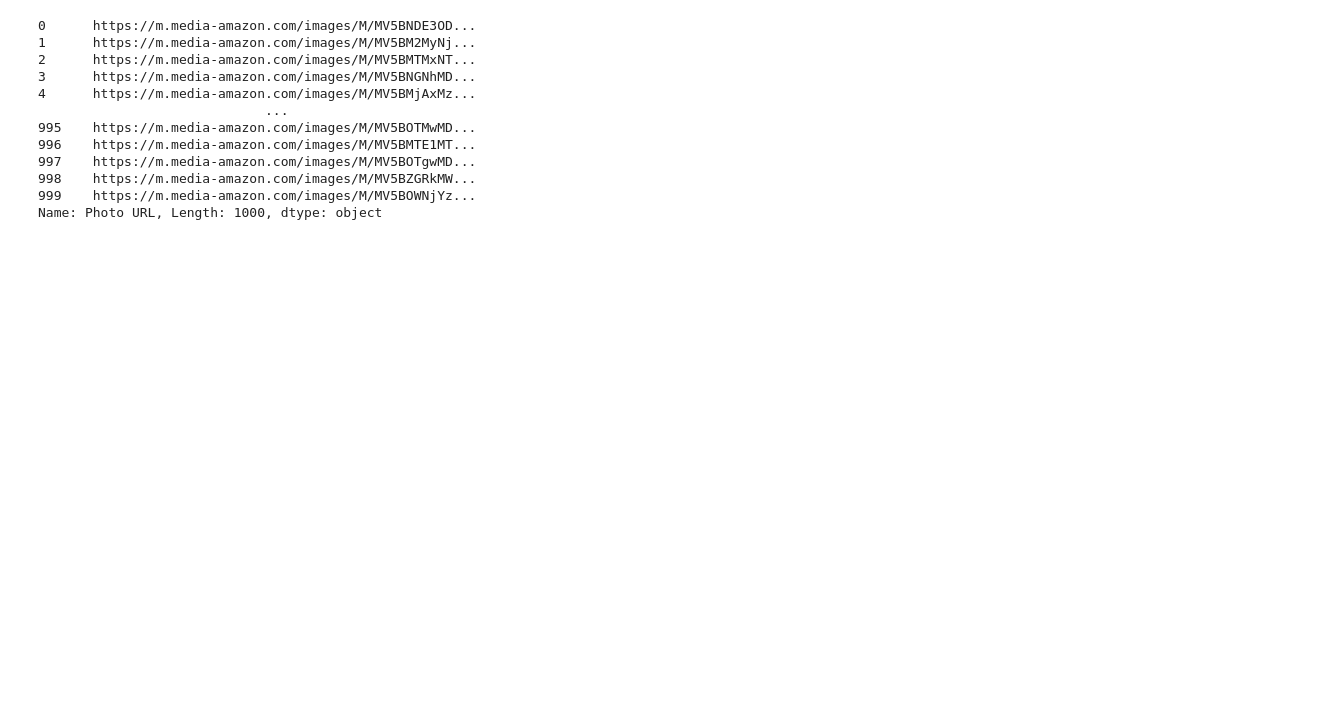
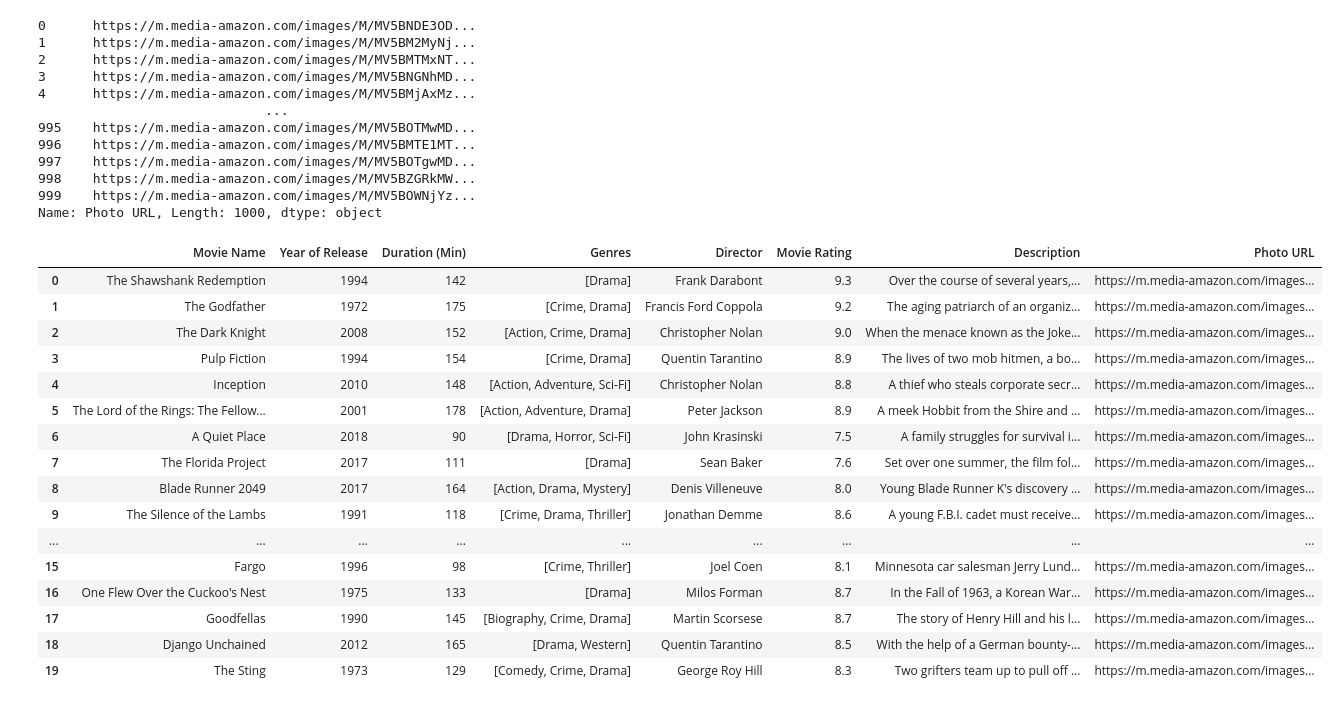
Before and after one commit to YanirNa/imdb-recommender, a Jupyter notebook: scrape.ipynb, the cells around one changed output. Drawn from its saved outputs; the diff is of its cells as text; code cells hidden in the pictures; blank space fills up the shorter version.

Commit message:
scrape with description & other movies recommend func

```diff
--- a/scrape.ipynb
+++ b/scrape.ipynb
@@ -18,6 +18,7 @@ rate =[]
 picture_url = []
 category = []
 director = []
+description = []
 # %%
 #movie_name,year,duration,category,rate,director,actors,picture_url
 pages=[1,2,3,4,5,6,7,8,9,10]
@@ -73,6 +74,12 @@ for num_page in pages:
             else:picture_url.append(None)
         else:picture_url.append(None)
 
+        if store.findAll('p')[1].text is not None:
+            desc= store.findAll('p')[1].text
+            desc = desc.strip()
+            description.append(desc)
+        else: description.append(None)
+
 
       #TRY-EXCEPT not suit here because we need to fill the values per section
 # %%
@@ -99,6 +108,7 @@ movie_list = pd.DataFrame({ "Movie Name": movie_name,\
                             "Genres": category,\
                             "Director" : director,\
                             "Movie Rating": rate,\
+                            'Description':description,\
                             "Photo URL":picture_url
                             })
 # %%
@@ -116,3 +126,23 @@ movie_list['Photo URL']
 998    https://m.media-amazon.com/images/M/MV5BZGRkMW...
 999    https://m.media-amazon.com/images/M/MV5BOWNjYz...
 Name: Photo URL, Length: 1000, dtype: object
+# %%
+movie_list.head(20)
+# %% [output]
+|  | Movie Name | Year of Release | Duration (Min) | Genres | Director | Movie Rating | Description | Photo URL |
+| 0 | The Shawshank Redemption | 1994 | 142 | [Drama] | Frank Darabont | 9.3 | Over the course of several years,... | https://m.media-amazon.com/images... |
+| 1 | The Godfather | 1972 | 175 | [Crime, Drama] | Francis Ford Coppola | 9.2 | The aging patriarch of an organiz... | https://m.media-amazon.com/images... |
+| 2 | The Dark Knight | 2008 | 152 | [Action, Crime, Drama] | Christopher Nolan | 9.0 | When the menace known as the Joke... | https://m.media-amazon.com/images... |
+| 3 | Pulp Fiction | 1994 | 154 | [Crime, Drama] | Quentin Tarantino | 8.9 | The lives of two mob hitmen, a bo... | https://m.media-amazon.com/images... |
+| 4 | Inception | 2010 | 148 | [Action, Adventure, Sci-Fi] | Christopher Nolan | 8.8 | A thief who steals corporate secr... | https://m.media-amazon.com/images... |
+| 5 | The Lord of the Rings: The Fellow... | 2001 | 178 | [Action, Adventure, Drama] | Peter Jackson | 8.9 | A meek Hobbit from the Shire and ... | https://m.media-amazon.com/images... |
+| 6 | A Quiet Place | 2018 | 90 | [Drama, Horror, Sci-Fi] | John Krasinski | 7.5 | A family struggles for survival i... | https://m.media-amazon.com/images... |
+| 7 | The Florida Project | 2017 | 111 | [Drama] | Sean Baker | 7.6 | Set over one summer, the film fol... | https://m.media-amazon.com/images... |
+| 8 | Blade Runner 2049 | 2017 | 164 | [Action, Drama, Mystery] | Denis Villeneuve | 8.0 | Young Blade Runner K's discovery ... | https://m.media-amazon.com/images... |
+| 9 | The Silence of the Lambs | 1991 | 118 | [Crime, Drama, Thriller] | Jonathan Demme | 8.6 | A young F.B.I. cadet must receive... | https://m.media-amazon.com/images... |
+| ... | ... | ... | ... | ... | ... | ... | ... | ... |
+| 15 | Fargo | 1996 | 98 | [Crime, Thriller] | Joel Coen | 8.1 | Minnesota car salesman Jerry Lund... | https://m.media-amazon.com/images... |
+| 16 | One Flew Over the Cuckoo's Nest | 1975 | 133 | [Drama] | Milos Forman | 8.7 | In the Fall of 1963, a Korean War... | https://m.media-amazon.com/images... |
+| 17 | Goodfellas | 1990 | 145 | [Biography, Crime, Drama] | Martin Scorsese | 8.7 | The story of Henry Hill and his l... | https://m.media-amazon.com/images... |
+| 18 | Django Unchained | 2012 | 165 | [Drama, Western] | Quentin Tarantino | 8.5 | With the help of a German bounty-... | https://m.media-amazon.com/images... |
+| 19 | The Sting | 1973 | 129 | [Comedy, Crime, Drama] | George Roy Hill | 8.3 | Two grifters team up to pull off ... | https://m.media-amazon.com/images... |
```
Also changed, not shown: parts of 4 cells of this notebook, 6 other files.
